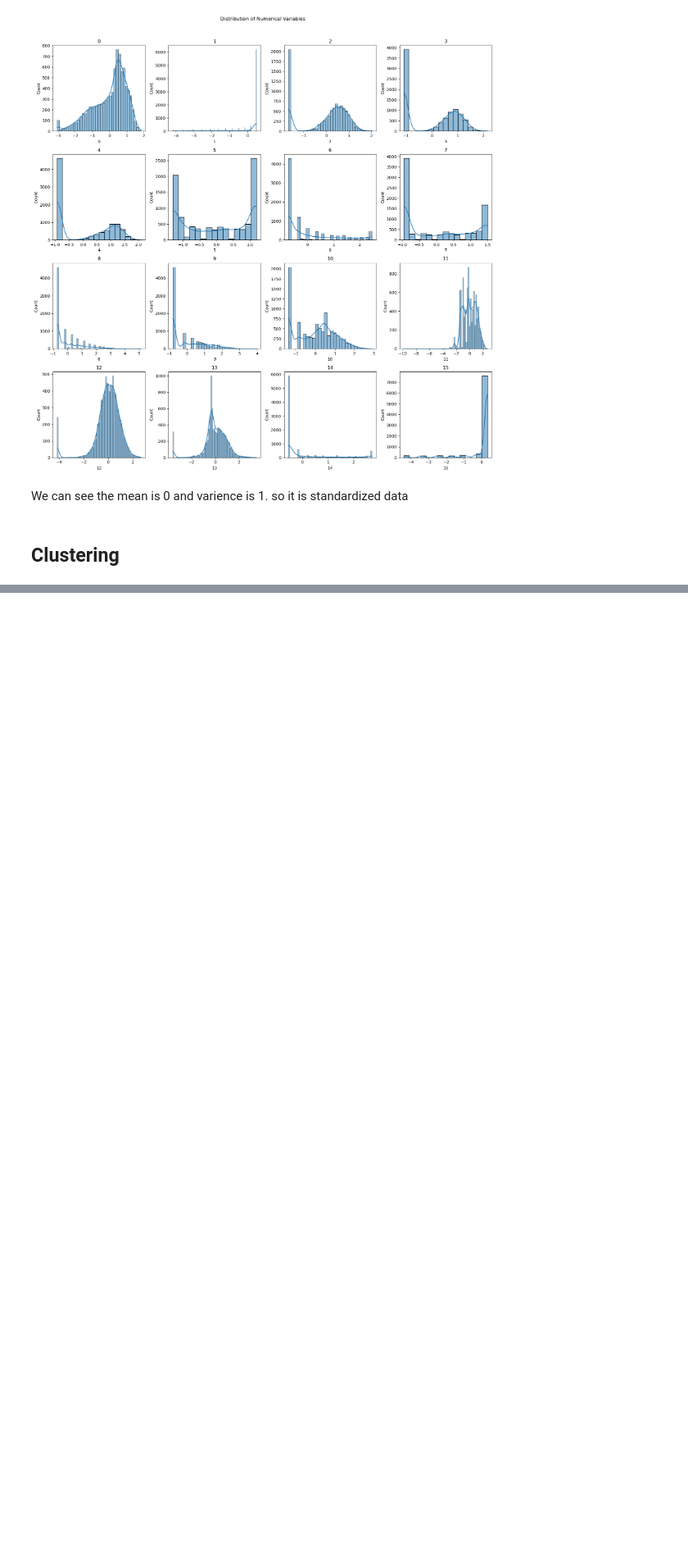
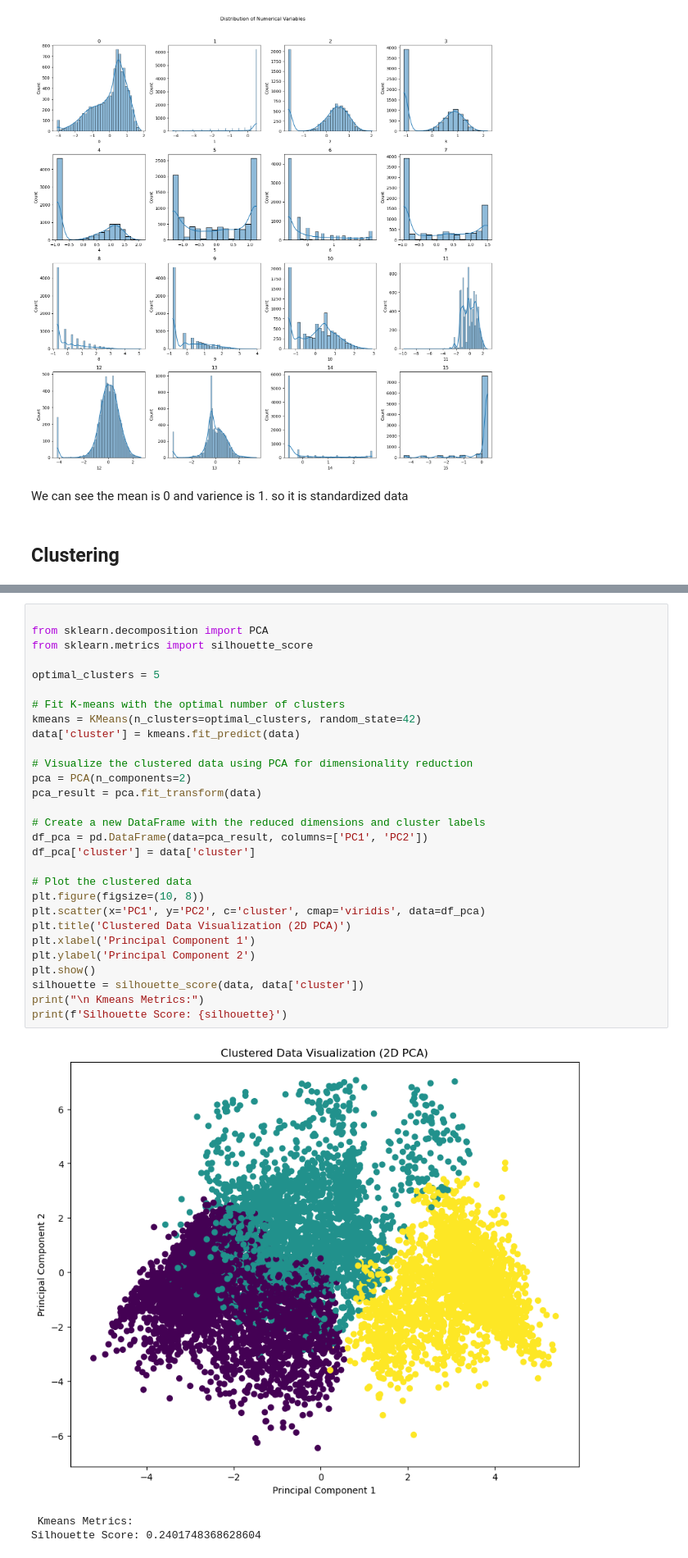
Before and after one commit to VallabhKulkarni-09/customer-Clustering--Credit-Card, a Jupyter notebook: customer.ipynb, the cells around one changed output, grey strips where cells are left out. Shown at 82% size. Saved outputs shown, nothing was run; the diff lists cells and outputs as text; blank space fills up the shorter version.

```diff
--- a/customer.ipynb
+++ b/customer.ipynb
@@ -311,0 +328,33 @@ df.shape
+# %%
+
+from sklearn.decomposition import PCA
+from sklearn.metrics import silhouette_score
+
+optimal_clusters = 5
+
+# Fit K-means with the optimal number of clusters
+kmeans = KMeans(n_clusters=optimal_clusters, random_state=42)
+data['cluster'] = kmeans.fit_predict(data)
+
+# Visualize the clustered data using PCA for dimensionality reduction
+pca = PCA(n_components=2)
+pca_result = pca.fit_transform(data)
+
+# Create a new DataFrame with the reduced dimensions and cluster labels
+df_pca = pd.DataFrame(data=pca_result, columns=['PC1', 'PC2'])
+df_pca['cluster'] = data['cluster']
+
+# Plot the clustered data
+plt.figure(figsize=(10, 8))
+plt.scatter(x='PC1', y='PC2', c='cluster', cmap='viridis', data=df_pca)
+plt.title('Clustered Data Visualization (2D PCA)')
+plt.xlabel('Principal Component 1')
+plt.ylabel('Principal Component 2')
+plt.show()
+silhouette = silhouette_score(data, data['cluster'])
+print("\n Kmeans Metrics:")
+print(f'Silhouette Score: {silhouette}')
+# %% [output]
+[figure, added]
+ Kmeans Metrics:
+Silhouette Score: 0.2401748368628604
```
Also changed, not shown: parts of 16 cells of this notebook.
